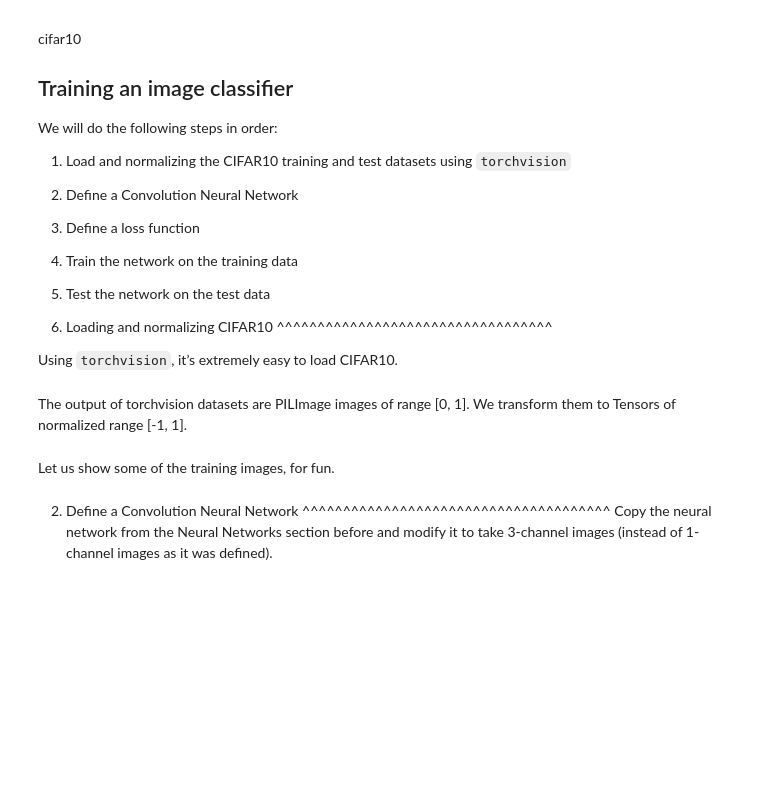
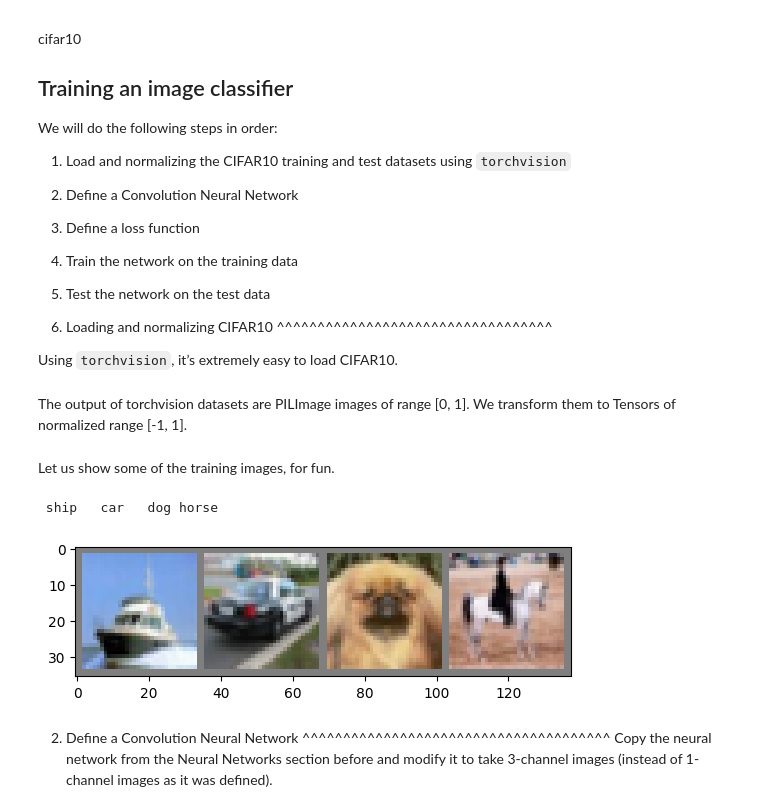
Before and after one commit to Hoa-0/ML_Colab, a Jupyter notebook: _downloads/cifar10_tutorial.ipynb, the cells around one changed output. Cells and saved outputs as stored; diff of their text form; code cells hidden in the pictures; blank space fills up the shorter version.

```diff
--- a/_downloads/cifar10_tutorial.ipynb
+++ b/_downloads/cifar10_tutorial.ipynb
@@ -85,24 +85,27 @@ Let us show some of the training images, for fun.
 # %%
 import matplotlib.pyplot as plt
 import numpy as np
 
 # functions to show an image
 
 
 def imshow(img):
     img = img / 2 + 0.5     # unnormalize
     npimg = img.numpy()
     plt.imshow(np.transpose(npimg, (1, 2, 0)))
 
 
 # get some random training images
 dataiter = iter(trainloader)
-images, labels = dataiter.next()
+images, labels = next(dataiter)
 
 # show images
 imshow(torchvision.utils.make_grid(images))
 # print labels
 print(' '.join('%5s' % classes[labels[j]] for j in range(4)))
+# %% [output]
+ ship   car   dog horse
+[figure, added]
 # %% [markdown]
 2. Define a Convolution Neural Network
 ^^^^^^^^^^^^^^^^^^^^^^^^^^^^^^^^^^^^^^
```
Also changed, not shown: parts of 4 cells of this notebook.
